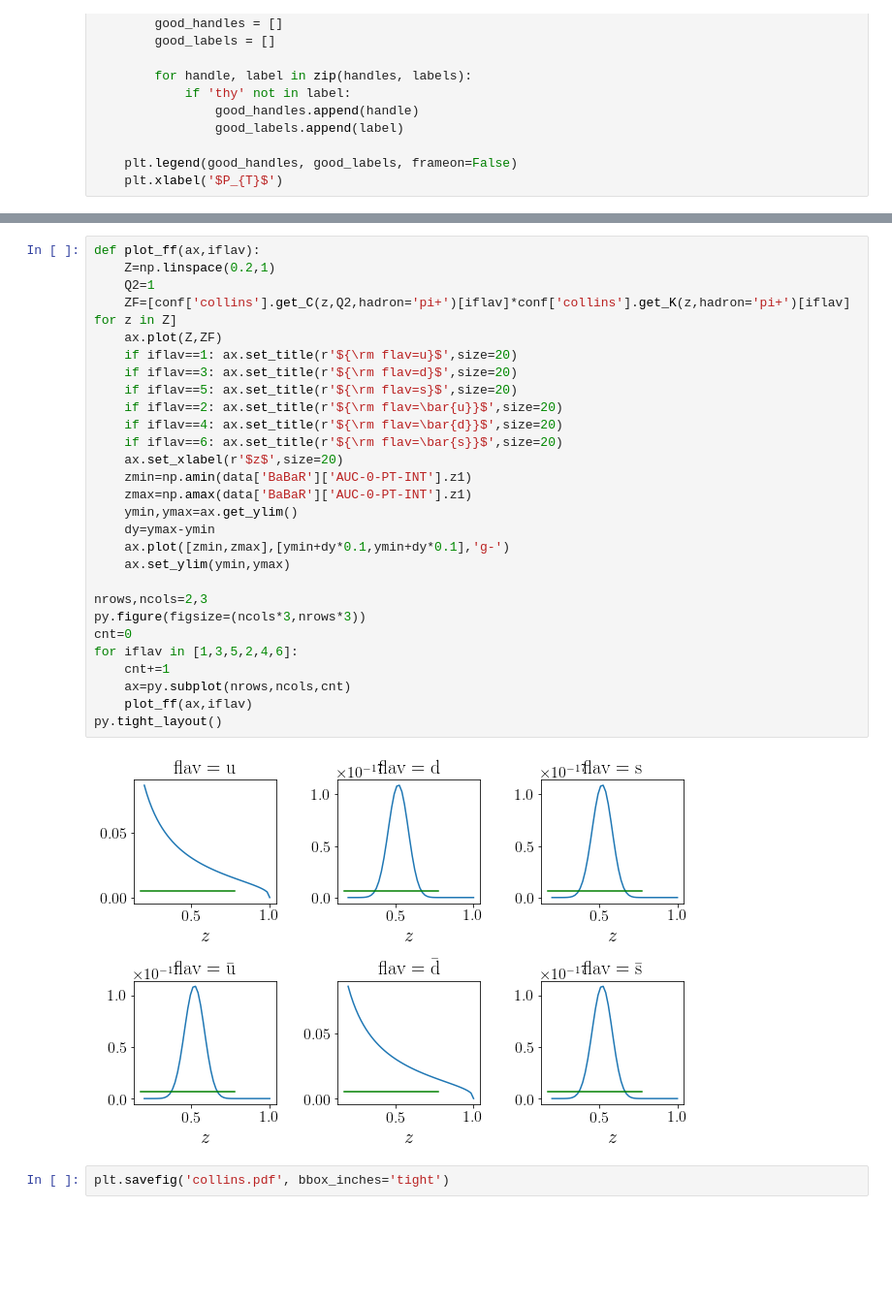
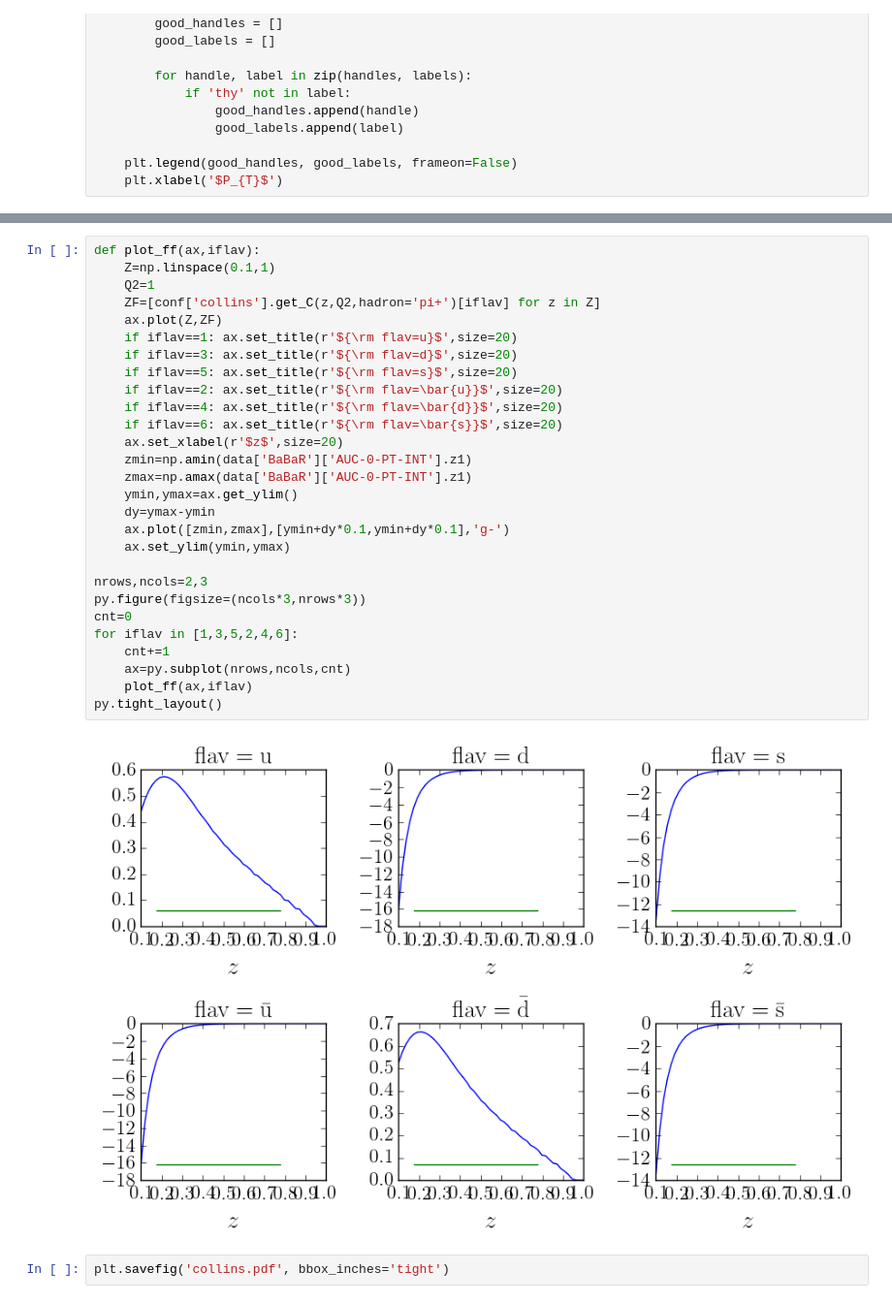
Before and after one commit to zack0179/transfer, a Jupyter notebook: fitlab/notebooks/sia.ipynb, the cells around one changed output, grey strips where cells are left out. Shown at 97% size. Drawn from its saved outputs; the diff is of its cells as text; blank space fills up the shorter version.

```diff
--- a/fitlab/notebooks/sia.ipynb
+++ b/fitlab/notebooks/sia.ipynb
@@ -164,33 +164,33 @@ plt.savefig('sia_pt_unbound.pdf', bbox_inches='tight')
 # %%
 def plot_ff(ax,iflav):
-    Z=np.linspace(0.2,1)
+    Z=np.linspace(0.1,1)
     Q2=1
-    ZF=[conf['collins'].get_C(z,Q2,hadron='pi+')[iflav]*conf['collins'].get_K(z,hadron='pi+')[iflav] for z in Z]
+    ZF=[conf['collins'].get_C(z,Q2,hadron='pi+')[iflav] for z in Z]
     ax.plot(Z,ZF)
     if iflav==1: ax.set_title(r'${\rm flav=u}$',size=20)
     if iflav==3: ax.set_title(r'${\rm flav=d}$',size=20)
     if iflav==5: ax.set_title(r'${\rm flav=s}$',size=20)
     if iflav==2: ax.set_title(r'${\rm flav=\bar{u}}$',size=20)
     if iflav==4: ax.set_title(r'${\rm flav=\bar{d}}$',size=20)
     if iflav==6: ax.set_title(r'${\rm flav=\bar{s}}$',size=20)
     ax.set_xlabel(r'$z$',size=20)
     zmin=np.amin(data['BaBaR']['AUC-0-PT-INT'].z1)
     zmax=np.amax(data['BaBaR']['AUC-0-PT-INT'].z1)
     ymin,ymax=ax.get_ylim()
     dy=ymax-ymin
     ax.plot([zmin,zmax],[ymin+dy*0.1,ymin+dy*0.1],'g-')
     ax.set_ylim(ymin,ymax)
 
 nrows,ncols=2,3
 py.figure(figsize=(ncols*3,nrows*3))
 cnt=0
 for iflav in [1,3,5,2,4,6]:
     cnt+=1
     ax=py.subplot(nrows,ncols,cnt)
     plot_ff(ax,iflav)
 py.tight_layout()
 # %% [output]
-[figure, old version]
+[figure, new version]
 # %%
 plt.savefig('collins.pdf', bbox_inches='tight')
 # %% [output]
```
Also changed, not shown: parts of 3 cells of this notebook, 2 other files.
